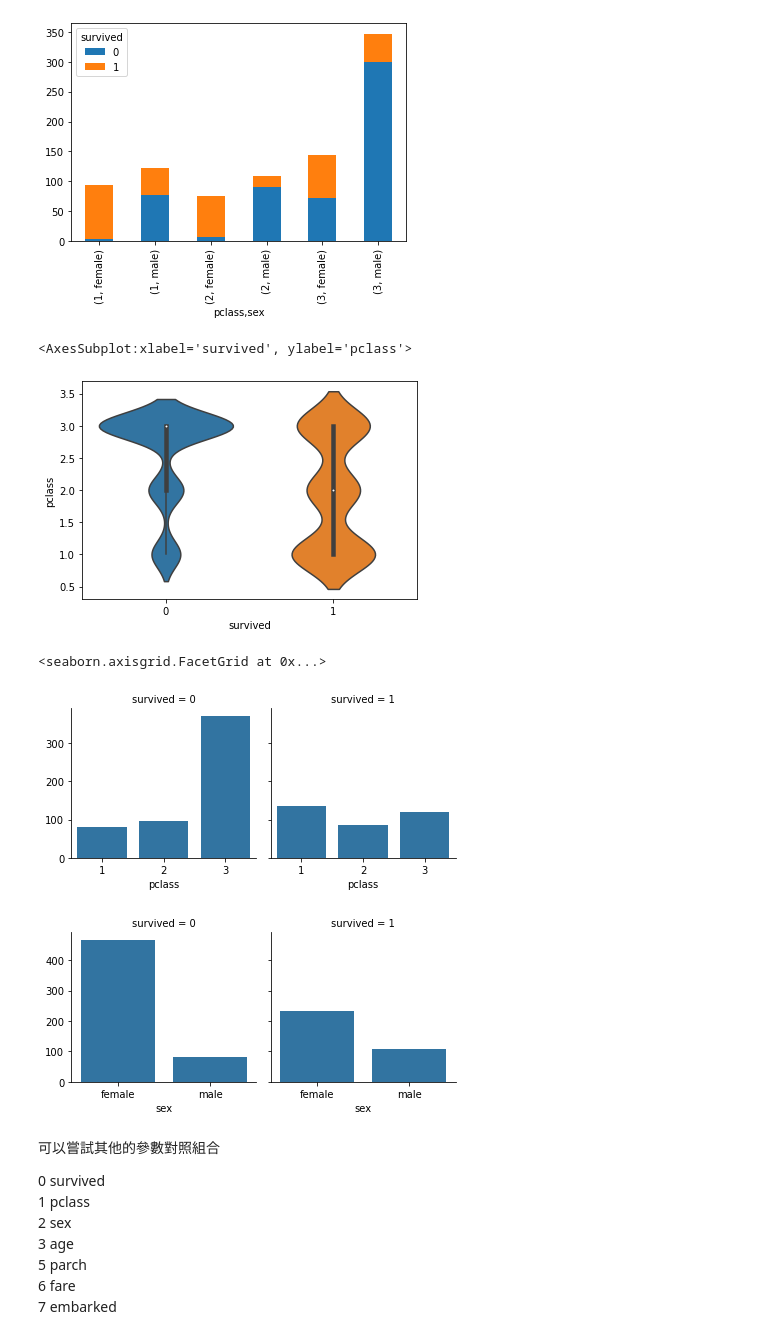
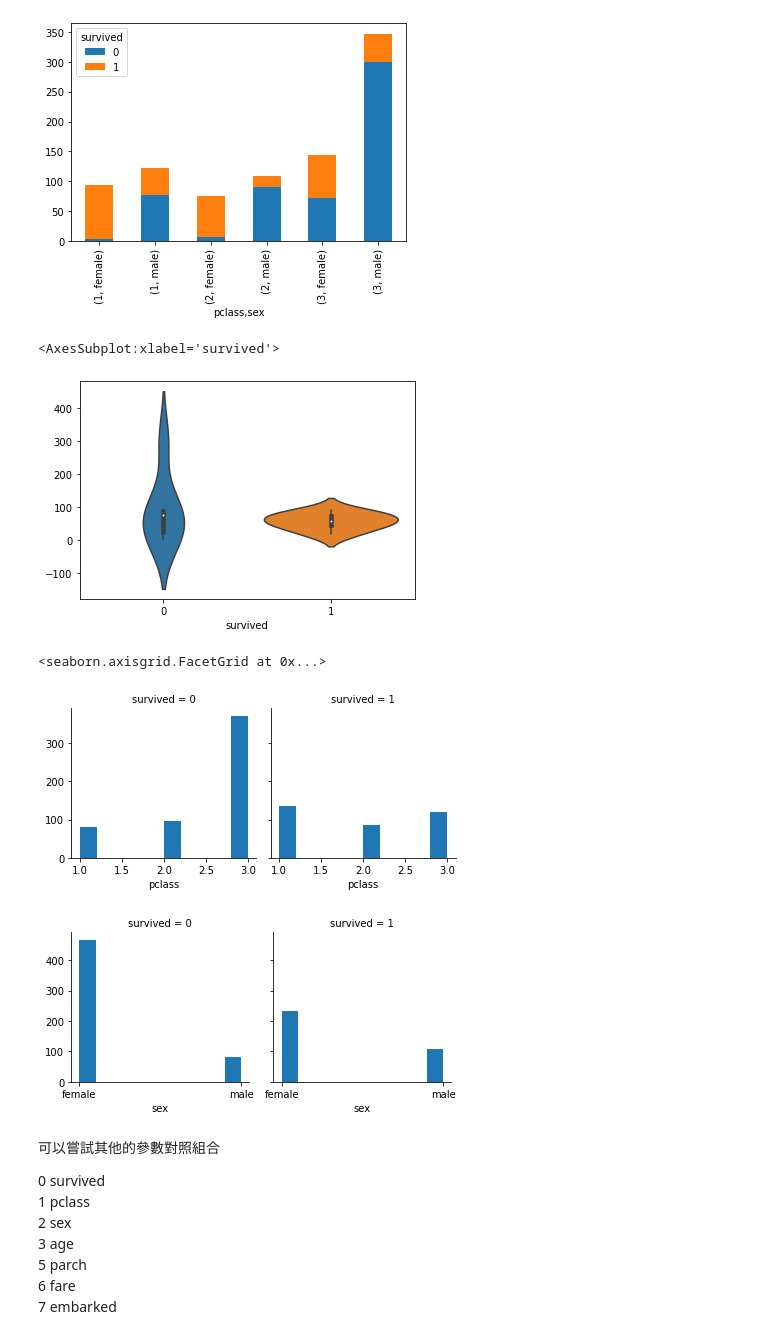
Before and after one commit to benao13/ML100Days, a Jupyter notebook: homework/D21-HW.ipynb, the cells around one changed output. Drawn from its saved outputs; the diff is of its cells as text; code cells hidden in the pictures.

```diff
--- a/homework/D21-HW.ipynb
+++ b/homework/D21-HW.ipynb
@@ -99,23 +99,23 @@ survived_counts.plot(kind='bar', stacked=True)
 # 直接使用PANDAS dataframe, 當作參數
 # 各艙死亡及存活人數對照
 
-sns.violinplot(x='survived', y='pclass',scale='count', data=df)
+sns.violinplot(data=survived_counts)
 # %% [output]
-<AxesSubplot:xlabel='survived', ylabel='pclass'>
+<AxesSubplot:xlabel='survived'>
-[figure, old version]
+[figure, new version]
 # %%
 # 瞭解性別在各艙等的分布的存活率
 
 g = sns.FacetGrid(df, col='survived')
-g.map(sns.countplot, 'pclass')
+g.map(plt.hist, 'pclass')
 h = sns.FacetGrid(df, col='survived')
-h.map(sns.countplot, 'sex')
+h.map(plt.hist, 'sex')
 
 # PS: 跟第一次做 Face.Grid 有何不同??
 # %% [output]
 <seaborn.axisgrid.FacetGrid at 0x...>
-[figure, old version]
+[figure, new version]
-[figure, old version]
+[figure, new version]
 # %% [markdown]
 
 可以嘗試其他的參數對照組合
```
Also changed, not shown: parts of 1 cell of this notebook.
